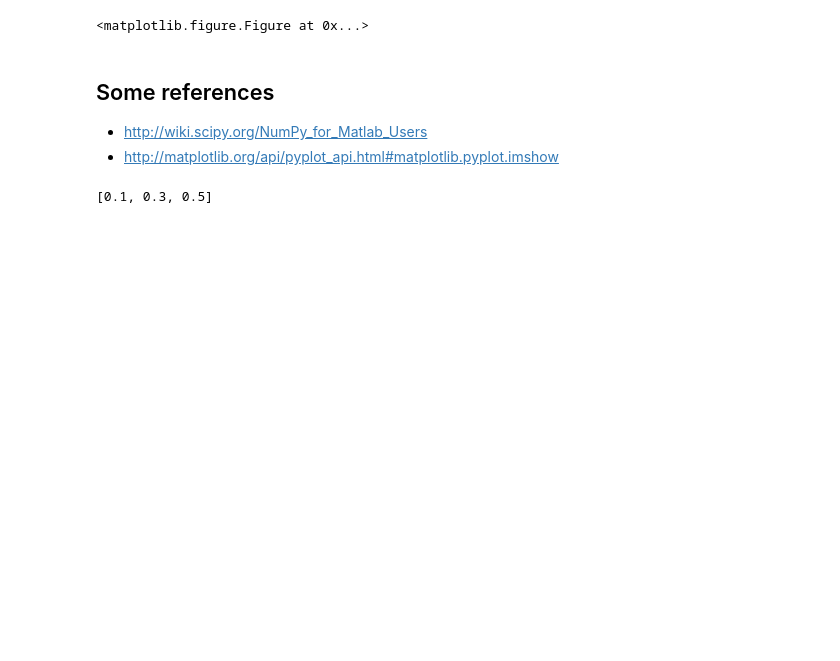
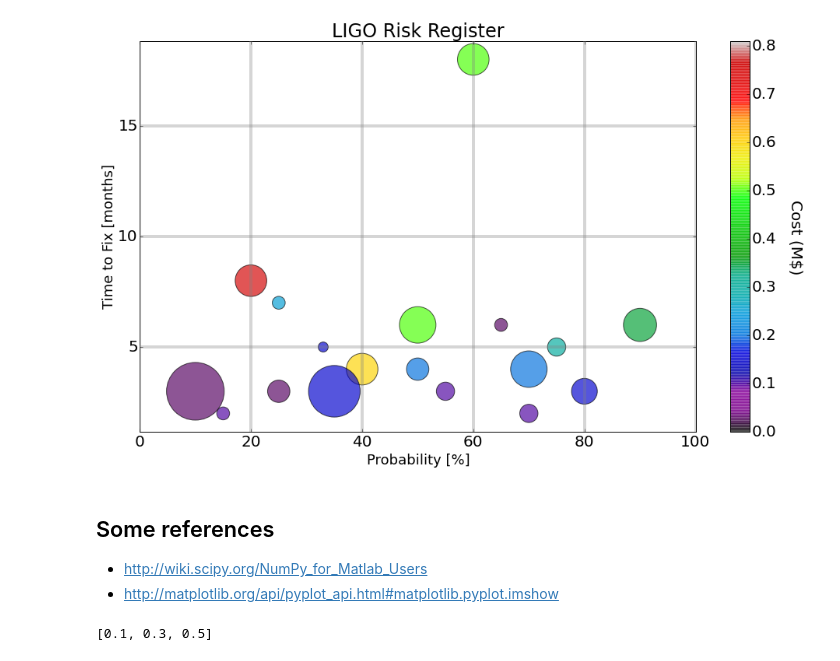
Before and after one commit to CaltechExperimentalGravity/GWbookChapter, a Jupyter notebook: Figures/RiskBubbles.ipynb, the cells around one changed output. Cells and saved outputs as stored; diff of their text form; code cells hidden in the pictures; blank space fills up the shorter version.

Commit message:
new Risk Register plots

```diff
--- a/Figures/RiskBubbles.ipynb
+++ b/Figures/RiskBubbles.ipynb
@@ -14,7 +14,8 @@ import pandas as pd
 
 # Update the matplotlib configuration parameters:
 plt.rcParams.update({'font.size': 20,
-                     'font.family': 'serif',
+                     'font.family': 'sans',
+                     'font.serif': 'Palatino',
                      'figure.figsize': (10, 8),
                      'axes.grid': True,
                      'grid.color': '#555555'})
@@ -49,0 +22,6 @@ df
+# %%
+# table of risks
+xls = pd.ExcelFile('Risk Register.xlsx')
+#s1 = xls.sheet_by_index(0)
+data = xls.parse(0, index_col=None, na_values=['NA'])
+data
@@ -50,27 +46,37 @@ df
+# %%
+P = data["Probability (%)"]
+C = data["Cost to Fix (M$)"]
+bbh = data["BBH Impact (% Range)"]
+bns = data["BNS Impact (% Range)"]
+dur = data["Time to Fix (m)"]
 # %%
 fig = plt.figure(figsize=(16, 9))
-#plt.loglog(aligo[:,0], sqrt(aligo[:,1]), color='Indigo', ls='--', alpha=0.65, lw=4)
-plt.plot(darm, linestyle='-', lw=2, alpha=0.97, color='Blue',
-             label='DARM')
+sct = plt.scatter(P, dur, c=C, s = 55*bns, alpha = 0.666,
+                  vmin=0, vmax=.81, cmap=plt.get_cmap('nipy_spectral'))
 
-#plt.xlabel(r'Time [s]', fontsize=18)
-#plt.ylabel(r'Normalized Power', fontsize=18)
+plt.xlabel('Probability [%]', fontsize=18)
+plt.ylabel('Time to Fix [months]', fontsize=18)
 
-#plt.title("IR Transmission during ALS Scan");
+plt.title("LIGO Risk Register");
 plt.grid(b=True, which="major", color='gray', alpha=0.33, linestyle='-' , lw=4)
 plt.grid(b=True, which="minor", color='gray', alpha=0.22, linestyle='--', lw=1)
 plt.axis('tight')
-#plt.xlim((2,12))
+plt.xlim((0, 100))
 #plt.ylim((1e-3, 1))
 
-leg = plt.legend(loc='best', fancybox=True, fontsize=14)
-leg.get_frame().set_alpha(0.5)
+cbar = fig.colorbar(sct)
+#cbar.ax.set_yticklabels(['0','1','2','>3'])
+cbar.ax.get_yaxis().labelpad = 35
+cbar.set_label('Cost (M$)', rotation=270)
 
-#plt.savefig("TRY.pdf", bbox_inches='tight')
+#leg = plt.legend(loc='best', fancybox=True, fontsize=14)
+#leg.get_frame().set_alpha(0.5)
+
+plt.savefig("Risk.pdf", bbox_inches='tight')
 
 plt.show()
 # %% [output]
-<matplotlib.figure.Figure at 0x...>
+[figure, added]
 # %%
 dir(data[0].channel)
 # %% [markdown]
```
Also changed, not shown: parts of 9 cells of this notebook, 2 other files.
